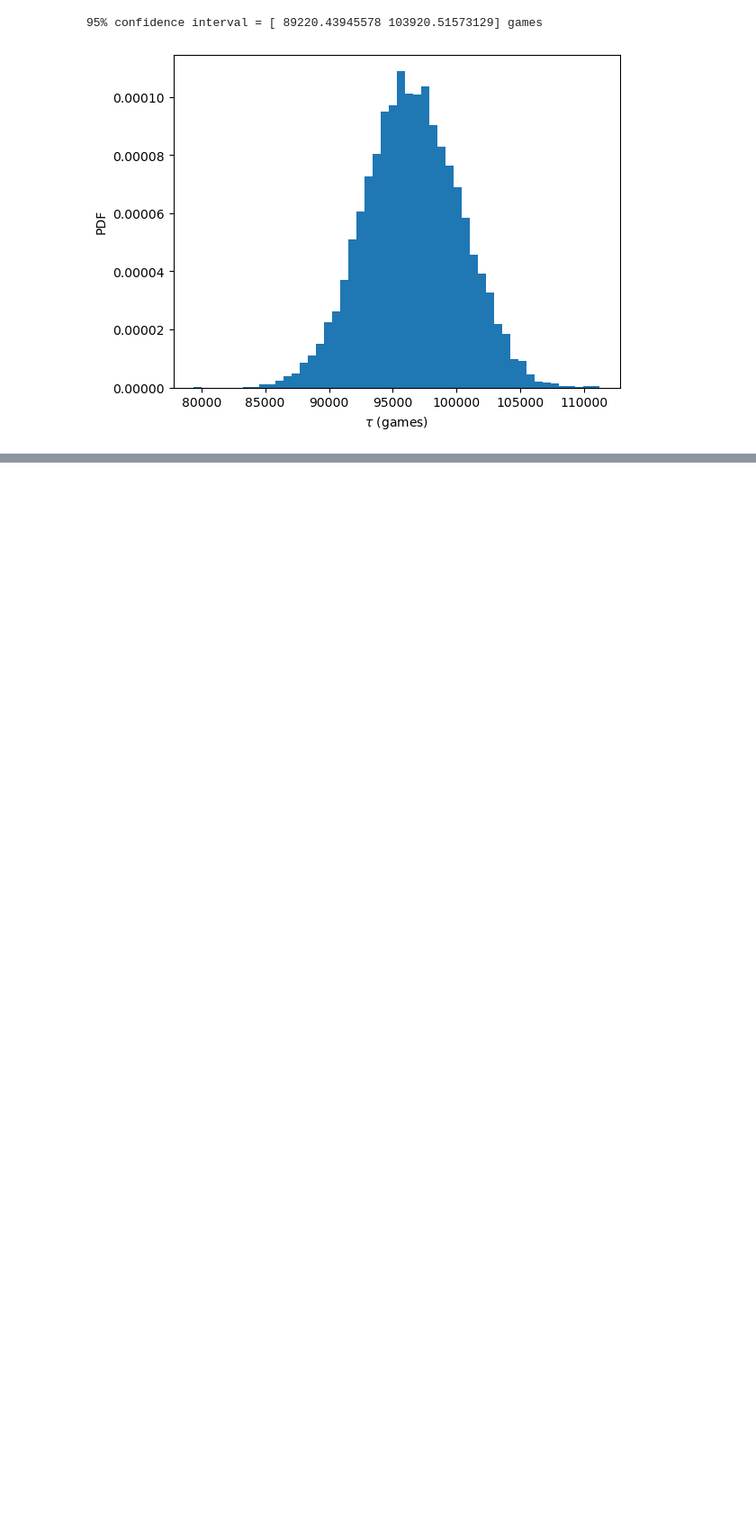
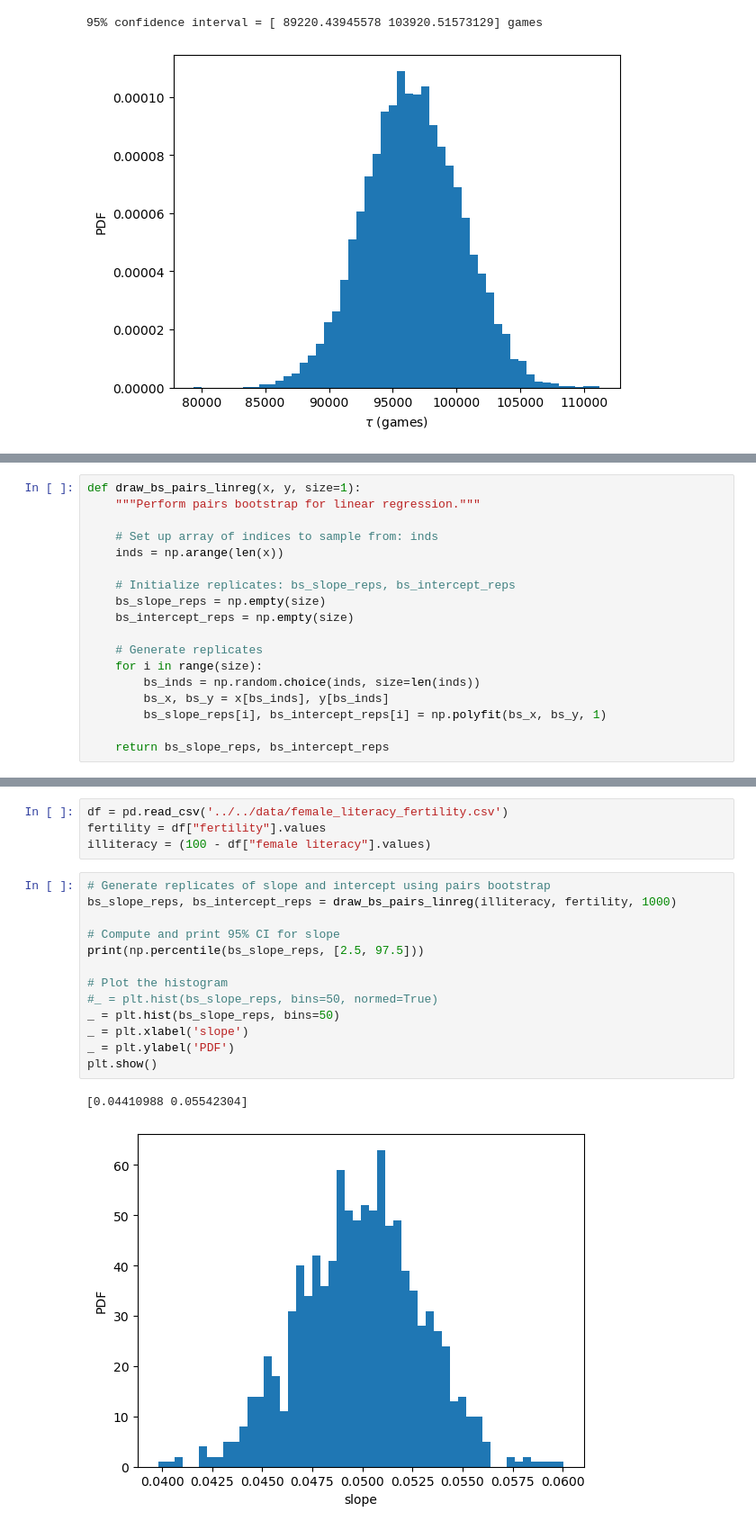
Before and after one commit to cstone157/jupyter_datacamp, a Jupyter notebook: work/courses/Statistical_Thinking_in_Python_(Part_2)/02-Bootstrap_confidence_intervals.ipynb, the cells around one changed output, grey strips where cells are left out. Shown at 90% size. Drawn from its saved outputs; the diff is of its cells as text; blank space fills up the shorter version.

```diff
--- a/work/courses/Statistical_Thinking_in_Python_(Part_2)/02-Bootstrap_confidence_intervals.ipynb
+++ b/work/courses/Statistical_Thinking_in_Python_(Part_2)/02-Bootstrap_confidence_intervals.ipynb
@@ -198,0 +213,18 @@ plt.show()
+# %%
+def draw_bs_pairs_linreg(x, y, size=1):
+    """Perform pairs bootstrap for linear regression."""
+
+    # Set up array of indices to sample from: inds
+    inds = np.arange(len(x))
+
+    # Initialize replicates: bs_slope_reps, bs_intercept_reps
+    bs_slope_reps = np.empty(size)
+    bs_intercept_reps = np.empty(size)
+
+    # Generate replicates
+    for i in range(size):
+        bs_inds = np.random.choice(inds, size=len(inds))
+        bs_x, bs_y = x[bs_inds], y[bs_inds]
+        bs_slope_reps[i], bs_intercept_reps[i] = np.polyfit(bs_x, bs_y, 1)
+
+    return bs_slope_reps, bs_intercept_reps
@@ -198,0 +242,20 @@ plt.show()
+# %%
+df = pd.read_csv('../../data/female_literacy_fertility.csv')
+fertility = df["fertility"].values
+illiteracy = (100 - df["female literacy"].values)
+# %%
+# Generate replicates of slope and intercept using pairs bootstrap
+bs_slope_reps, bs_intercept_reps = draw_bs_pairs_linreg(illiteracy, fertility, 1000)
+
+# Compute and print 95% CI for slope
+print(np.percentile(bs_slope_reps, [2.5, 97.5]))
+
+# Plot the histogram
+#_ = plt.hist(bs_slope_reps, bins=50, normed=True)
+_ = plt.hist(bs_slope_reps, bins=50)
+_ = plt.xlabel('slope')
+_ = plt.ylabel('PDF')
+plt.show()
+# %% [output]
+[0.04410988 0.05542304]
+[figure, added]
```
Also changed, not shown: parts of 2 cells of this notebook.
